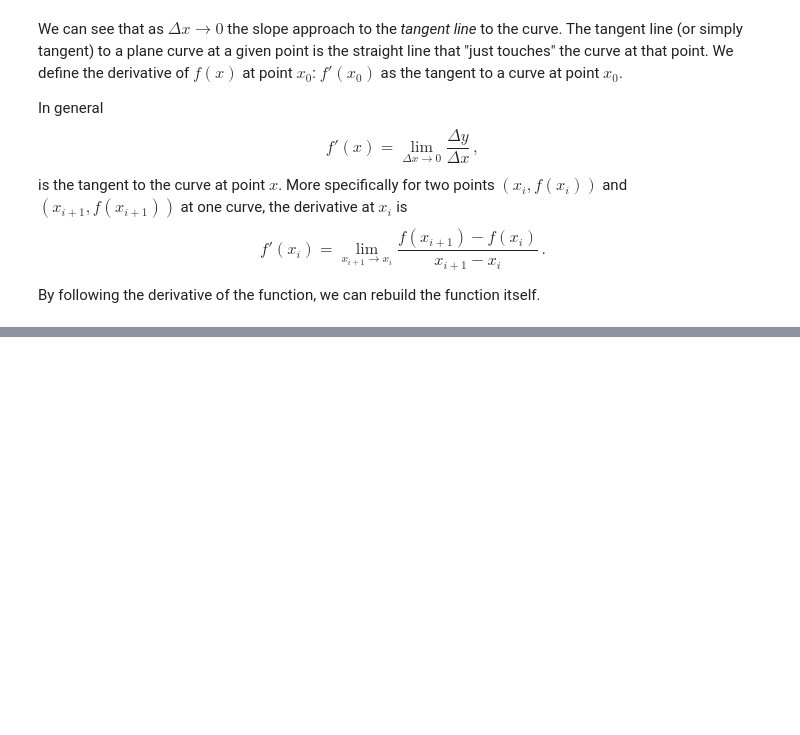
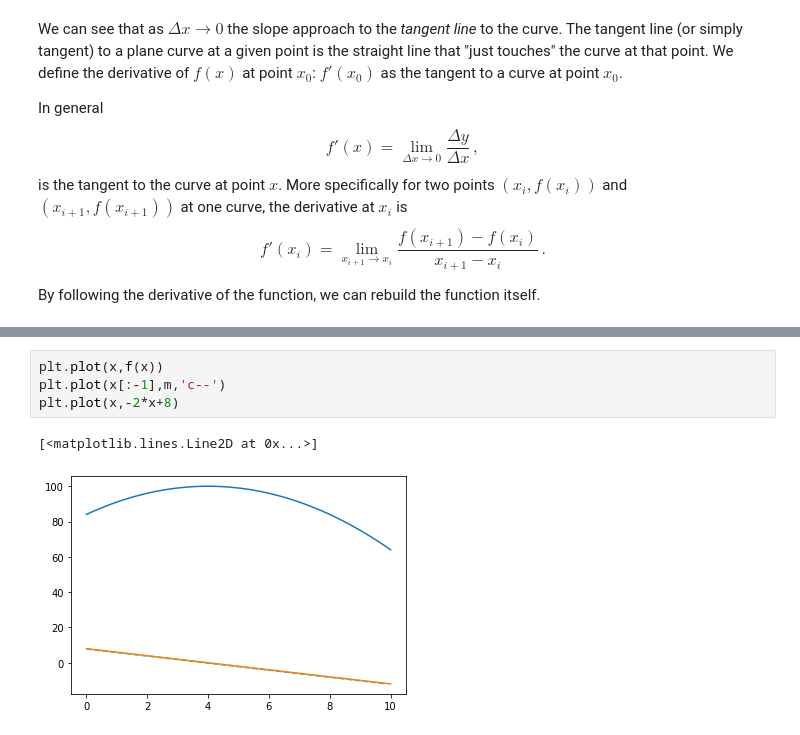
Before and after one commit to restrepo/Calculus, a Jupyter notebook: Differential_Calculus.ipynb, the cells around one changed output, grey strips where cells are left out. Cells and saved outputs as stored; diff of their text form; blank space fills up the shorter version.

```diff
--- a/Differential_Calculus.ipynb
+++ b/Differential_Calculus.ipynb
@@ -281,0 +283,7 @@ plt.legend(loc='best')
+# %%
+plt.plot(x,f(x))
+plt.plot(x[:-1],m,'c--')
+plt.plot(x,-2*x+8)
+# %% [output]
+[<matplotlib.lines.Line2D at 0x...>]
+[figure, added]
```
Also changed, not shown: parts of 3 cells of this notebook.
